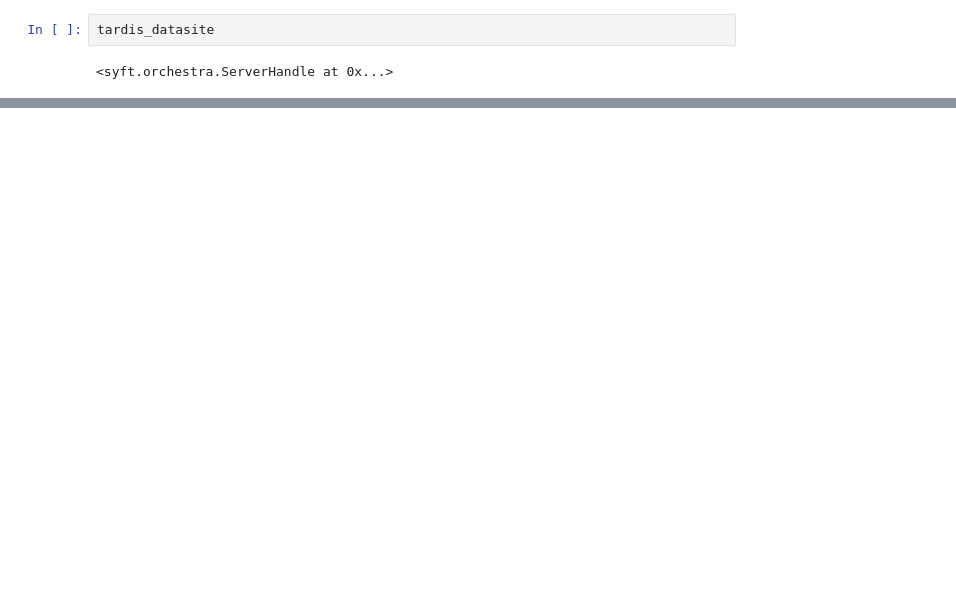
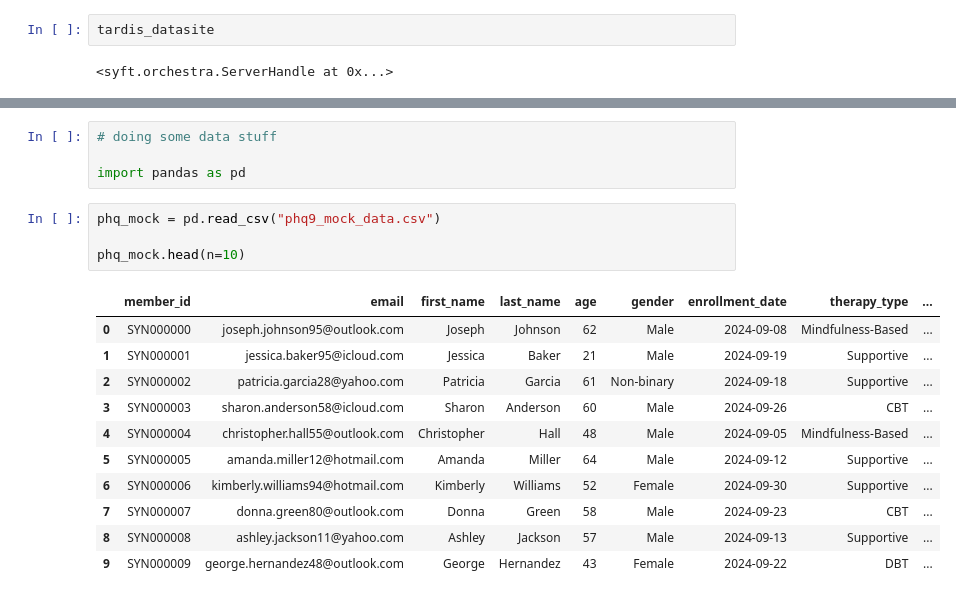
Before and after one commit to sicktastic/tardis-pysyft-openmined, a Jupyter notebook: tardis.ipynb, the cells around one changed output, grey strips where cells are left out. Cells and saved outputs as stored; diff of their text form; blank space fills up the shorter version.

Commit message:
chore: Add synthetic data

```diff
--- a/tardis.ipynb
+++ b/tardis.ipynb
@@ -36,0 +78,20 @@ anthony
+# %%
+# doing some data stuff
+
+import pandas as pd
+# %%
+phq_mock = pd.read_csv("phq9_mock_data.csv")
+
+phq_mock.head(n=10)
+# %% [output]
+|  | member_id | email | first_name | last_name | age | gender | enrollment_date | therapy_type | ... |
+| 0 | SYN000000 | joseph.johnson95@outlook.com | Joseph | Johnson | 62 | Male | 2024-09-08 | Mindfulness-Based | ... |
+| 1 | SYN000001 | jessica.baker95@icloud.com | Jessica | Baker | 21 | Male | 2024-09-19 | Supportive | ... |
+| 2 | SYN000002 | patricia.garcia28@yahoo.com | Patricia | Garcia | 61 | Non-binary | 2024-09-18 | Supportive | ... |
+| 3 | SYN000003 | sharon.anderson58@icloud.com | Sharon | Anderson | 60 | Male | 2024-09-26 | CBT | ... |
+| 4 | SYN000004 | christopher.hall55@outlook.com | Christopher | Hall | 48 | Male | 2024-09-05 | Mindfulness-Based | ... |
+| 5 | SYN000005 | amanda.miller12@hotmail.com | Amanda | Miller | 64 | Male | 2024-09-12 | Supportive | ... |
+| 6 | SYN000006 | kimberly.williams94@hotmail.com | Kimberly | Williams | 52 | Female | 2024-09-30 | Supportive | ... |
+| 7 | SYN000007 | donna.green80@outlook.com | Donna | Green | 58 | Male | 2024-09-23 | CBT | ... |
+| 8 | SYN000008 | ashley.jackson11@yahoo.com | Ashley | Jackson | 57 | Male | 2024-09-13 | Supportive | ... |
+| 9 | SYN000009 | george.hernandez48@outlook.com | George | Hernandez | 43 | Female | 2024-09-22 | DBT | ... |
```
Also changed, not shown: parts of 27 cells of this notebook, 2 other files.
